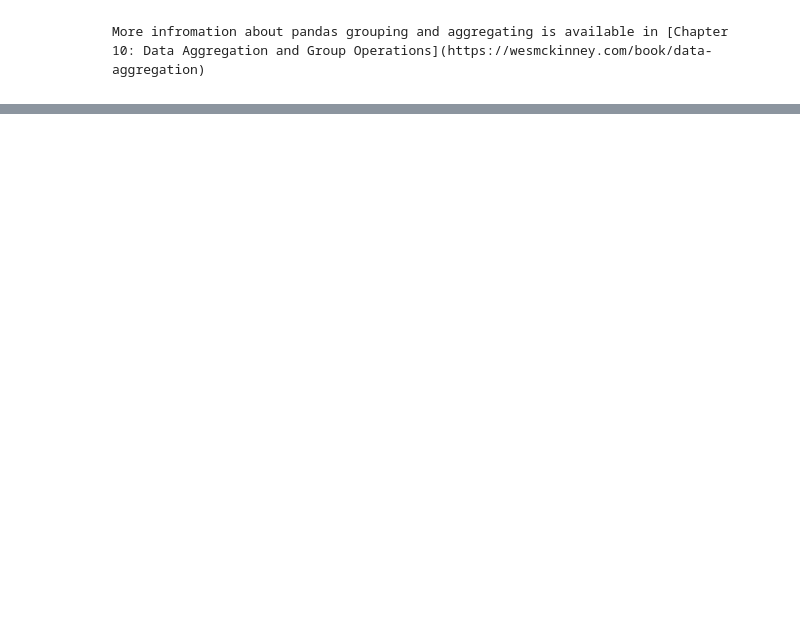
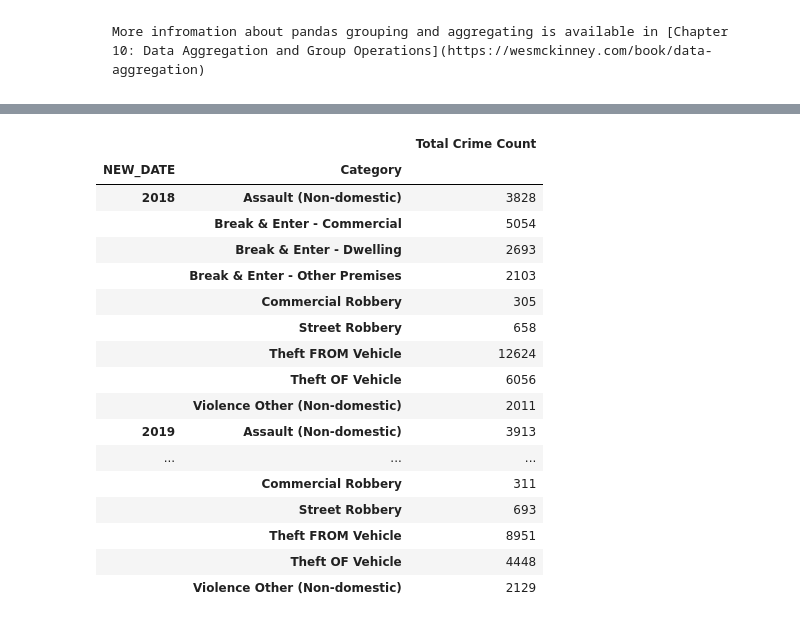
Before and after one commit to safarzadeh-reza/ENGO645-Assignments, a Jupyter notebook: source/notebooks/L2/using_pandas.ipynb, the cells around one changed output, grey strips where cells are left out. Drawn from its saved outputs; the diff is of its cells as text; code cells hidden in the pictures; blank space fills up the shorter version.

```diff
--- a/source/notebooks/L2/using_pandas.ipynb
+++ b/source/notebooks/L2/using_pandas.ipynb
@@ -689,0 +757,31 @@ More infromation about pandas grouping and aggregating is available in [Chapter
+# %%
+# group the data by NEW_DATE yearly and Category and calculate the sum of "Crime Count"
+grouped_data_02 = data.groupby([data["NEW_DATE"].dt.year, "Category"])
+
+# aggregate the grouped data by sum on only "Crime Count" column
+new_aggregate_data_03 = grouped_data_02.aggregate({"Crime Count": "sum"})
+
+# change the column name of "Crime Count" to "Total Crime Count"
+new_aggregate_data_03.rename(columns={"Crime Count": "Total Crime Count"}, inplace=True)
+# %%
+# print the new aggregate data
+new_aggregate_data_03
+# %% [output]
+|  |  | Total Crime Count |
+| NEW_DATE | Category |  |
+| 2018 | Assault (Non-domestic) | 3828 |
+|  | Break & Enter - Commercial | 5054 |
+|  | Break & Enter - Dwelling | 2693 |
+|  | Break & Enter - Other Premises | 2103 |
+|  | Commercial Robbery | 305 |
+|  | Street Robbery | 658 |
+|  | Theft FROM Vehicle | 12624 |
+|  | Theft OF Vehicle | 6056 |
+|  | Violence Other (Non-domestic) | 2011 |
+| 2019 | Assault (Non-domestic) | 3913 |
+| ... | ... | ... |
+|  | Commercial Robbery | 311 |
+|  | Street Robbery | 693 |
+|  | Theft FROM Vehicle | 8951 |
+|  | Theft OF Vehicle | 4448 |
+|  | Violence Other (Non-domestic) | 2129 |
```
Also changed, not shown: parts of 31 cells of this notebook, 1 other file.
